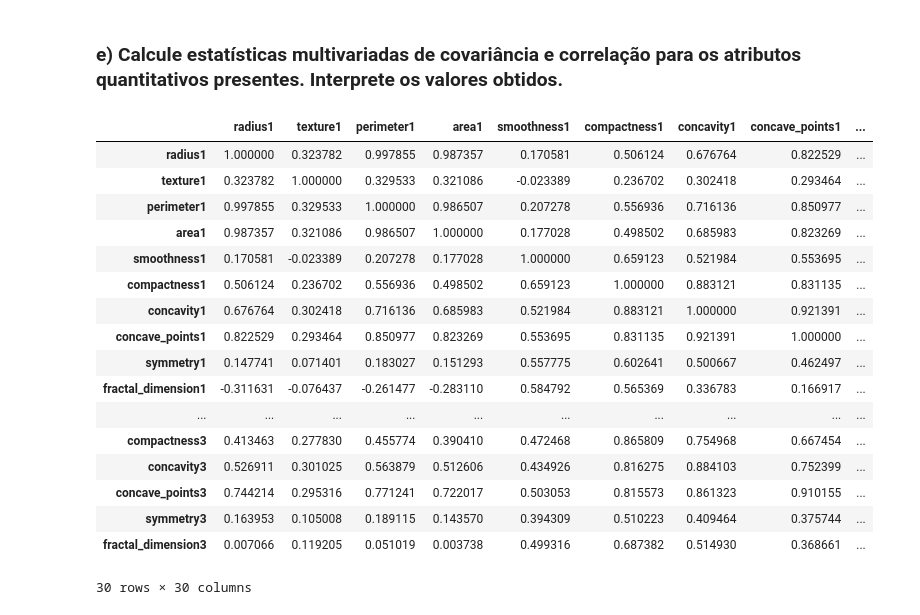
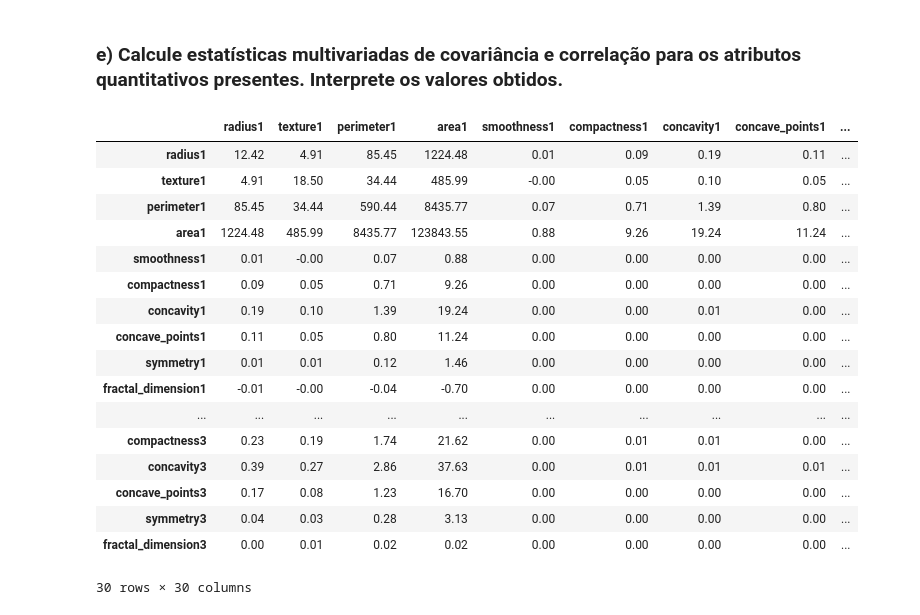
Before and after one commit to hevertonreis-hsrn/ENGG67_IAM, a Jupyter notebook: IAM_AVA01_GiovaneSantana_HevertonReis.ipynb, the cells around one changed output. Cells and saved outputs as stored; diff of their text form; code cells hidden in the pictures.

```diff
--- a/IAM_AVA01_GiovaneSantana_HevertonReis.ipynb
+++ b/IAM_AVA01_GiovaneSantana_HevertonReis.ipynb
@@ -254,23 +290,25 @@ Ao fazer isso com os atributos preditivos, como esperado, verificou-se que exist
 # %% [markdown]
 ### e) Calcule estatísticas multivariadas de covariância e correlação para os atributos quantitativos presentes. Interprete os valores obtidos.
 # %%
-df.corr()
+# Calcular matriz de covariância
+matriz_cov = df.cov()
+matriz_cov.round(2)  # Visualizar parte da matriz
 # %% [output]
 |  | radius1 | texture1 | perimeter1 | area1 | smoothness1 | compactness1 | concavity1 | concave_points1 | ... |
-| radius1 | 1.000000 | 0.323782 | 0.997855 | 0.987357 | 0.170581 | 0.506124 | 0.676764 | 0.822529 | ... |
-| texture1 | 0.323782 | 1.000000 | 0.329533 | 0.321086 | -0.023389 | 0.236702 | 0.302418 | 0.293464 | ... |
-| perimeter1 | 0.997855 | 0.329533 | 1.000000 | 0.986507 | 0.207278 | 0.556936 | 0.716136 | 0.850977 | ... |
-| area1 | 0.987357 | 0.321086 | 0.986507 | 1.000000 | 0.177028 | 0.498502 | 0.685983 | 0.823269 | ... |
-| smoothness1 | 0.170581 | -0.023389 | 0.207278 | 0.177028 | 1.000000 | 0.659123 | 0.521984 | 0.553695 | ... |
-| compactness1 | 0.506124 | 0.236702 | 0.556936 | 0.498502 | 0.659123 | 1.000000 | 0.883121 | 0.831135 | ... |
-| concavity1 | 0.676764 | 0.302418 | 0.716136 | 0.685983 | 0.521984 | 0.883121 | 1.000000 | 0.921391 | ... |
-| concave_points1 | 0.822529 | 0.293464 | 0.850977 | 0.823269 | 0.553695 | 0.831135 | 0.921391 | 1.000000 | ... |
-| symmetry1 | 0.147741 | 0.071401 | 0.183027 | 0.151293 | 0.557775 | 0.602641 | 0.500667 | 0.462497 | ... |
-| fractal_dimension1 | -0.311631 | -0.076437 | -0.261477 | -0.283110 | 0.584792 | 0.565369 | 0.336783 | 0.166917 | ... |
+| radius1 | 12.42 | 4.91 | 85.45 | 1224.48 | 0.01 | 0.09 | 0.19 | 0.11 | ... |
+| texture1 | 4.91 | 18.50 | 34.44 | 485.99 | -0.00 | 0.05 | 0.10 | 0.05 | ... |
+| perimeter1 | 85.45 | 34.44 | 590.44 | 8435.77 | 0.07 | 0.71 | 1.39 | 0.80 | ... |
+| area1 | 1224.48 | 485.99 | 8435.77 | 123843.55 | 0.88 | 9.26 | 19.24 | 11.24 | ... |
+| smoothness1 | 0.01 | -0.00 | 0.07 | 0.88 | 0.00 | 0.00 | 0.00 | 0.00 | ... |
+| compactness1 | 0.09 | 0.05 | 0.71 | 9.26 | 0.00 | 0.00 | 0.00 | 0.00 | ... |
+| concavity1 | 0.19 | 0.10 | 1.39 | 19.24 | 0.00 | 0.00 | 0.01 | 0.00 | ... |
+| concave_points1 | 0.11 | 0.05 | 0.80 | 11.24 | 0.00 | 0.00 | 0.00 | 0.00 | ... |
+| symmetry1 | 0.01 | 0.01 | 0.12 | 1.46 | 0.00 | 0.00 | 0.00 | 0.00 | ... |
+| fractal_dimension1 | -0.01 | -0.00 | -0.04 | -0.70 | 0.00 | 0.00 | 0.00 | 0.00 | ... |
 | ... | ... | ... | ... | ... | ... | ... | ... | ... | ... |
-| compactness3 | 0.413463 | 0.277830 | 0.455774 | 0.390410 | 0.472468 | 0.865809 | 0.754968 | 0.667454 | ... |
-| concavity3 | 0.526911 | 0.301025 | 0.563879 | 0.512606 | 0.434926 | 0.816275 | 0.884103 | 0.752399 | ... |
-| concave_points3 | 0.744214 | 0.295316 | 0.771241 | 0.722017 | 0.503053 | 0.815573 | 0.861323 | 0.910155 | ... |
-| symmetry3 | 0.163953 | 0.105008 | 0.189115 | 0.143570 | 0.394309 | 0.510223 | 0.409464 | 0.375744 | ... |
-| fractal_dimension3 | 0.007066 | 0.119205 | 0.051019 | 0.003738 | 0.499316 | 0.687382 | 0.514930 | 0.368661 | ... |
+| compactness3 | 0.23 | 0.19 | 1.74 | 21.62 | 0.00 | 0.01 | 0.01 | 0.00 | ... |
+| concavity3 | 0.39 | 0.27 | 2.86 | 37.63 | 0.00 | 0.01 | 0.01 | 0.01 | ... |
+| concave_points3 | 0.17 | 0.08 | 1.23 | 16.70 | 0.00 | 0.00 | 0.00 | 0.00 | ... |
+| symmetry3 | 0.04 | 0.03 | 0.28 | 3.13 | 0.00 | 0.00 | 0.00 | 0.00 | ... |
+| fractal_dimension3 | 0.00 | 0.01 | 0.02 | 0.02 | 0.00 | 0.00 | 0.00 | 0.00 | ... |
 30 rows × 30 columns
```
Also changed, not shown: parts of 22 cells of this notebook, 1 other file.
